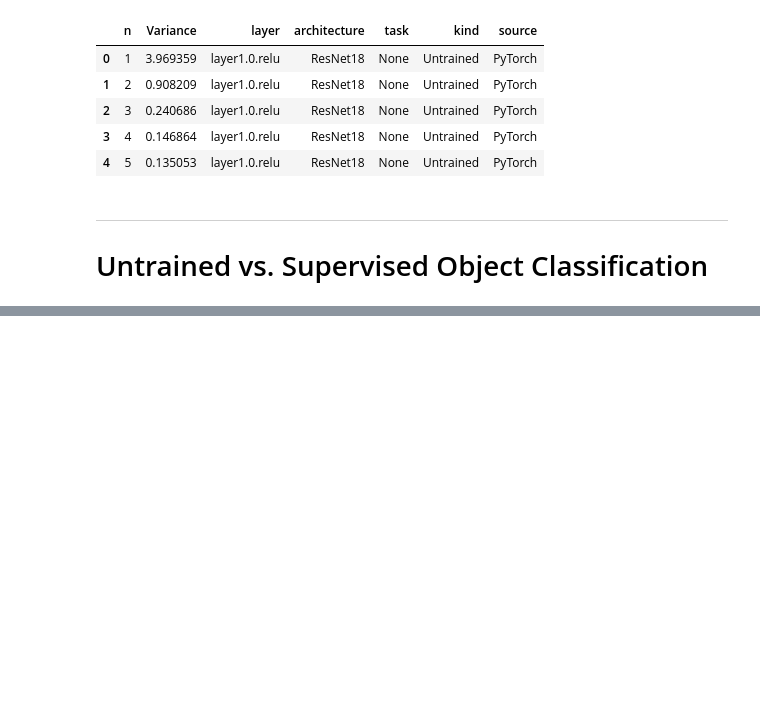
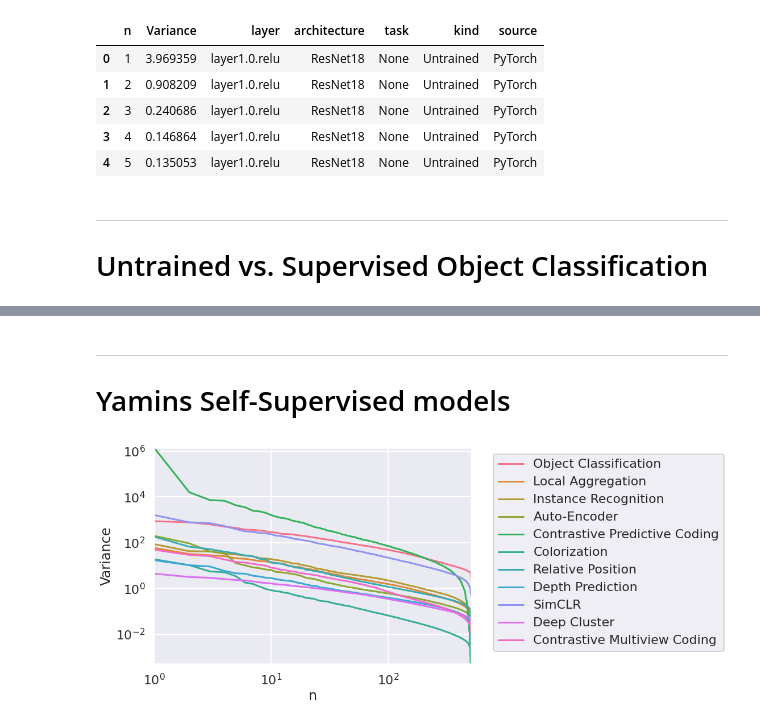
Before and after one commit to EricElmoznino/encoder_dimensionality, a Jupyter notebook: notebooks/explore_eigenspectra.ipynb, the cells around one changed output, grey strips where cells are left out. Cells and saved outputs as stored; diff of their text form; code cells hidden in the pictures; blank space fills up the shorter version.

```diff
--- a/notebooks/explore_eigenspectra.ipynb
+++ b/notebooks/explore_eigenspectra.ipynb
@@ -37,0 +39,13 @@ plt.show()
+# %% [markdown]
+---
+# Yamins Self-Supervised models
+# %%
+results = data[(data.source == 'VVS')]
+
+fig, ax = plt.subplots(figsize=(10, 7))
+plot_eigenspectrum(data=results[results.layer == 'layer4.1.relu'], x='n', y='Variance', hue='task', ax=ax)
+ax.set_ylim(5e-4, None)
+ax.legend(bbox_to_anchor=(1.05, 1.0), loc='upper left')
+plt.show()
+# %% [output]
+[figure, added]
```
Also changed, not shown: parts of 3 cells of this notebook, 4 other files.
